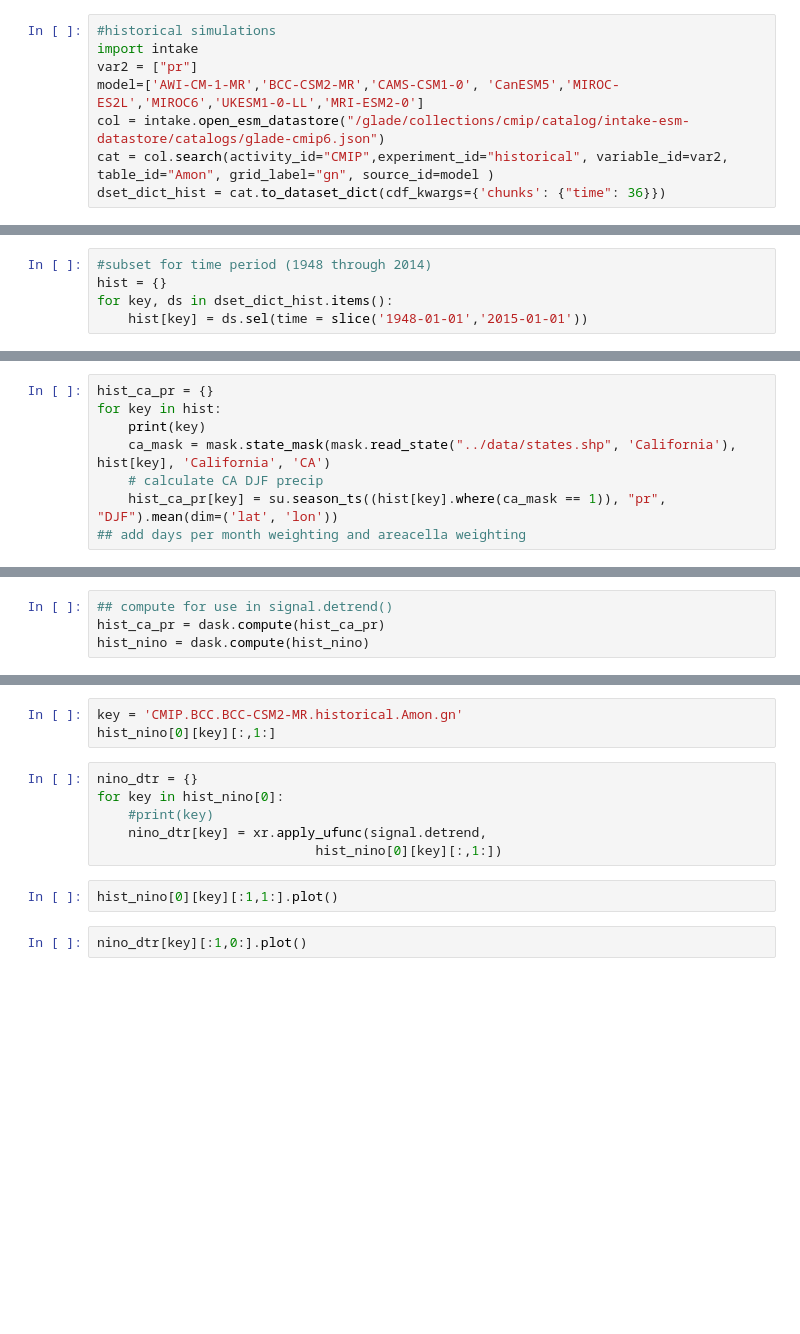
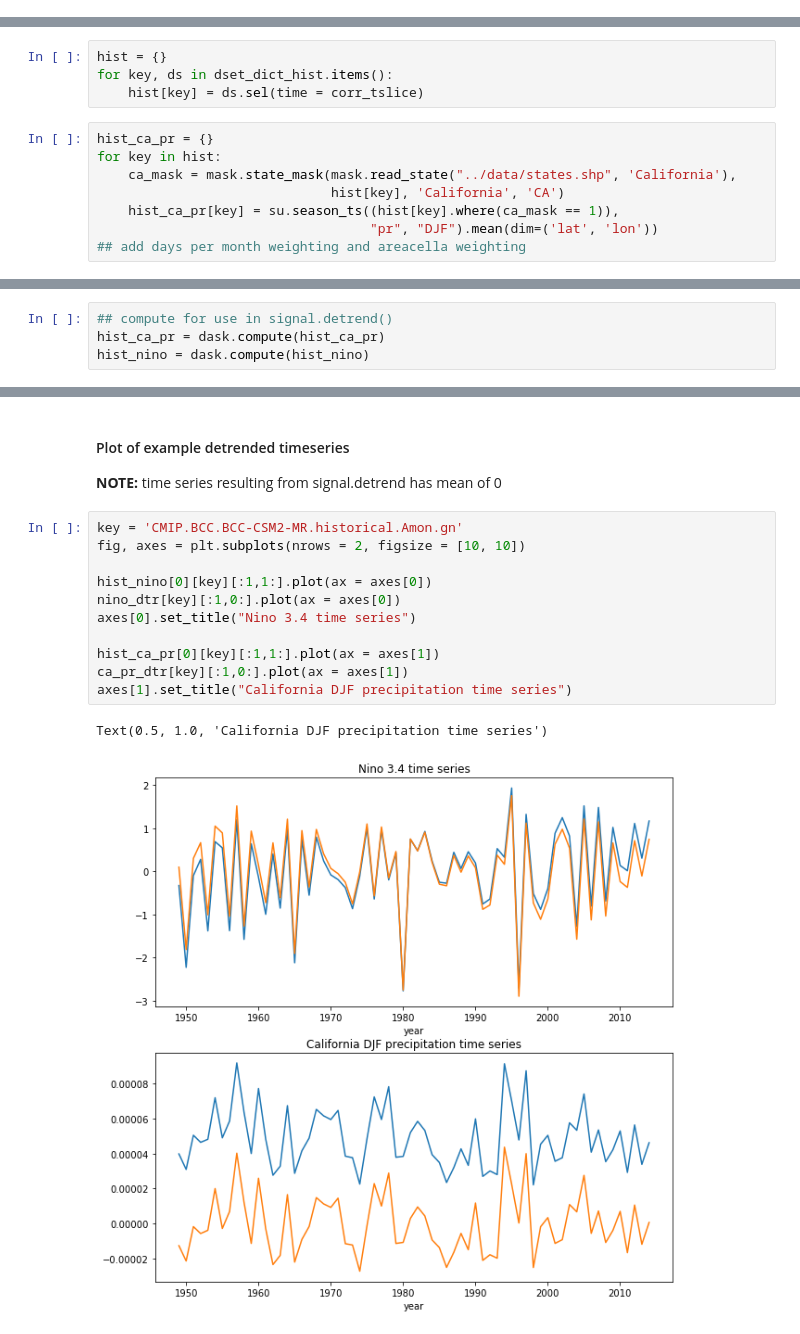
Before and after one commit to islasimpson/cmip6hack-emergentconstraints, a Jupyter notebook: notebooks/enso_CAprecip_ec2.ipynb, the cells around one changed output, grey strips where cells are left out. Cells and saved outputs as stored; diff of their text form; blank space fills up the shorter version.

Commit message:
add more models; add correlation calc; group by correlation strength

```diff
--- a/notebooks/enso_CAprecip_ec2.ipynb
+++ b/notebooks/enso_CAprecip_ec2.ipynb
@@ -72,9 +126,0 @@ CMIP.MRI.MRI-ESM2-0.historical.Amon.gn
-# %%
-#historical simulations
-import intake
-var2 = ["pr"]
-model=['AWI-CM-1-MR','BCC-CSM2-MR','CAMS-CSM1-0', 'CanESM5','MIROC-ES2L','MIROC6','UKESM1-0-LL','MRI-ESM2-0']
-col = intake.open_esm_datastore("/glade/collections/cmip/catalog/intake-esm-datastore/catalogs/glade-cmip6.json")
-cat = col.search(activity_id="CMIP",experiment_id="historical", variable_id=var2,
-table_id="Amon", grid_label="gn", source_id=model )
-dset_dict_hist = cat.to_dataset_dict(cdf_kwargs={'chunks': {"time": 36}})
@@ -97,16 +127,15 @@ dset_dict_ssp370 = cat.to_dataset_dict(cdf_kwargs={'chunks': {"time": 36}})
-# %%
-#subset for time period (1948 through 2014)
-hist = {}
-for key, ds in dset_dict_hist.items():
-    hist[key] = ds.sel(time = slice('1948-01-01','2015-01-01'))
 # %% [markdown]
 #### Calculate DJF precip time series for California:
+# %%
+hist = {}
+for key, ds in dset_dict_hist.items():
+    hist[key] = ds.sel(time = corr_tslice)
 # %%
 hist_ca_pr = {}
 for key in hist:
-    print(key)
-    ca_mask = mask.state_mask(mask.read_state("../data/states.shp", 'California'), hist[key], 'California', 'CA')
-    # calculate CA DJF precip
-    hist_ca_pr[key] = su.season_ts((hist[key].where(ca_mask == 1)), "pr", "DJF").mean(dim=('lat', 'lon'))
+    ca_mask = mask.state_mask(mask.read_state("../data/states.shp", 'California'),
+                              hist[key], 'California', 'CA')
+    hist_ca_pr[key] = su.season_ts((hist[key].where(ca_mask == 1)),
+                                   "pr", "DJF").mean(dim=('lat', 'lon'))
 ## add days per month weighting and areacella weighting
 # %% [markdown]
@@ -129,14 +173,18 @@ for key in hist_ca_pr[0].keys():
-# %%
-key = 'CMIP.BCC.BCC-CSM2-MR.historical.Amon.gn'
-hist_nino[0][key][:,1:]
-# %%
-nino_dtr = {}
-for key in hist_nino[0]:
-    #print(key)
-    nino_dtr[key] = xr.apply_ufunc(signal.detrend,
-                            hist_nino[0][key][:,1:])
-# %%
-hist_nino[0][key][:1,1:].plot()
-# %%
-nino_dtr[key][:1,0:].plot()
+# %% [markdown]
+#### Plot of example detrended timeseries
+**NOTE:** time series resulting from signal.detrend has mean of 0
+# %%
+key = 'CMIP.BCC.BCC-CSM2-MR.historical.Amon.gn'
+fig, axes = plt.subplots(nrows = 2, figsize = [10, 10])
+
+hist_nino[0][key][:1,1:].plot(ax = axes[0])
+nino_dtr[key][:1,0:].plot(ax = axes[0])
+axes[0].set_title("Nino 3.4 time series")
+
+hist_ca_pr[0][key][:1,1:].plot(ax = axes[1])
+ca_pr_dtr[key][:1,0:].plot(ax = axes[1])
+axes[1].set_title("California DJF precipitation time series")
+# %% [output]
+Text(0.5, 1.0, 'California DJF precipitation time series')
+[figure, added]
 # %% [markdown]
```
Also changed, not shown: parts of 55 cells of this notebook.
